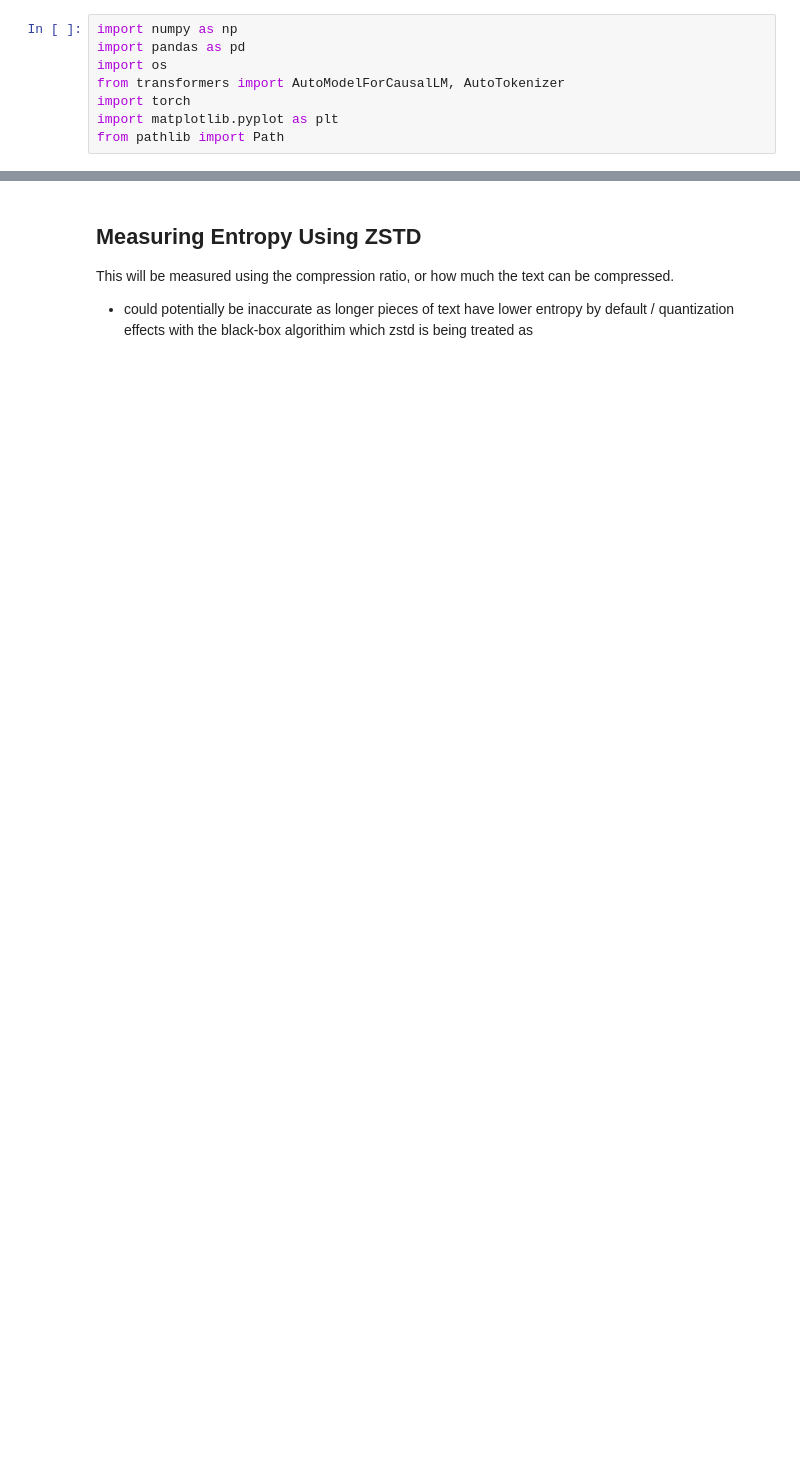
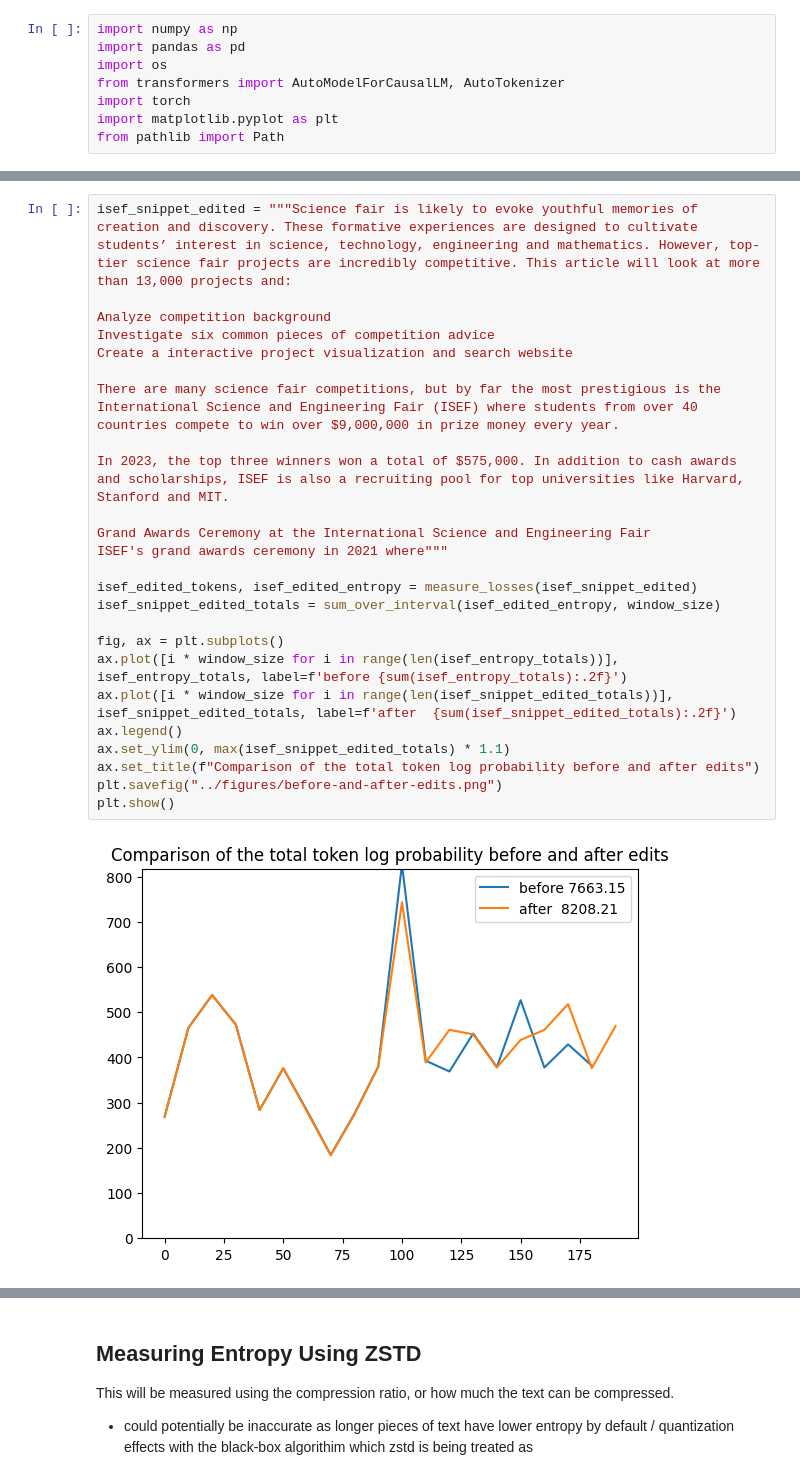
Before and after one commit to wkaisertexas/nlp-final, a Jupyter notebook: notebooks/measuring-entropy-in-datasets.ipynb, the cells around one changed output, grey strips where cells are left out. Cells and saved outputs as stored; diff of their text form; blank space fills up the shorter version.

```diff
--- a/notebooks/measuring-entropy-in-datasets.ipynb
+++ b/notebooks/measuring-entropy-in-datasets.ipynb
@@ -114,0 +186,27 @@ plt.show()
+# %%
+isef_snippet_edited = """Science fair is likely to evoke youthful memories of creation and discovery. These formative experiences are designed to cultivate students’ interest in science, technology, engineering and mathematics. However, top-tier science fair projects are incredibly competitive. This article will look at more than 13,000 projects and:
+
+Analyze competition background
+Investigate six common pieces of competition advice
+Create a interactive project visualization and search website
+
+There are many science fair competitions, but by far the most prestigious is the International Science and Engineering Fair (ISEF) where students from over 40 countries compete to win over $9,000,000 in prize money every year.
+
+In 2023, the top three winners won a total of $575,000. In addition to cash awards and scholarships, ISEF is also a recruiting pool for top universities like Harvard, Stanford and MIT.
+
+Grand Awards Ceremony at the International Science and Engineering Fair
+ISEF's grand awards ceremony in 2021 where"""
+
+isef_edited_tokens, isef_edited_entropy = measure_losses(isef_snippet_edited)
+isef_snippet_edited_totals = sum_over_interval(isef_edited_entropy, window_size)
+
+fig, ax = plt.subplots()
+ax.plot([i * window_size for i in range(len(isef_entropy_totals))], isef_entropy_totals, label=f'before {sum(isef_entropy_totals):.2f}')
+ax.plot([i * window_size for i in range(len(isef_snippet_edited_totals))], isef_snippet_edited_totals, label=f'after  {sum(isef_snippet_edited_totals):.2f}')
+ax.legend()
+ax.set_ylim(0, max(isef_snippet_edited_totals) * 1.1)
+ax.set_title(f"Comparison of the total token log probability before and after edits")
+plt.savefig("../figures/before-and-after-edits.png")
+plt.show()
+# %% [output]
+[figure, added]
```
Also changed, not shown: parts of 15 cells of this notebook, 6 other files.
